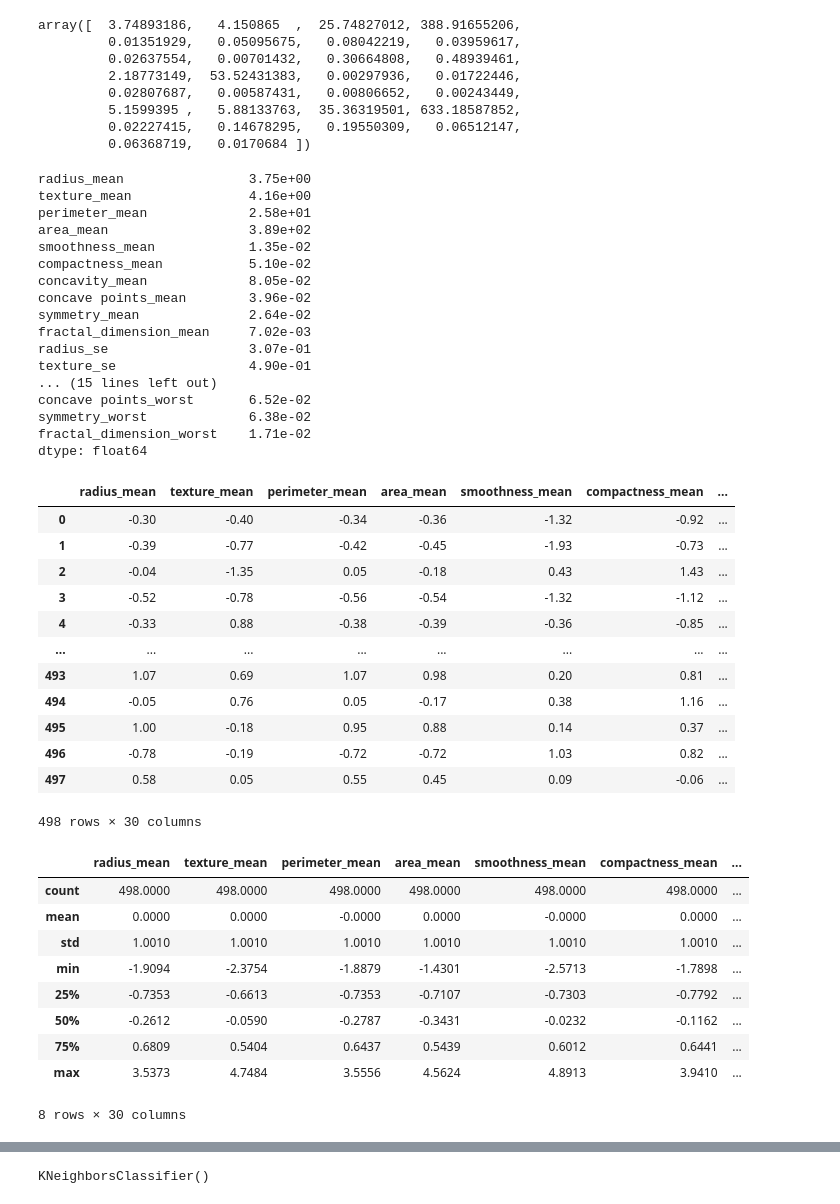
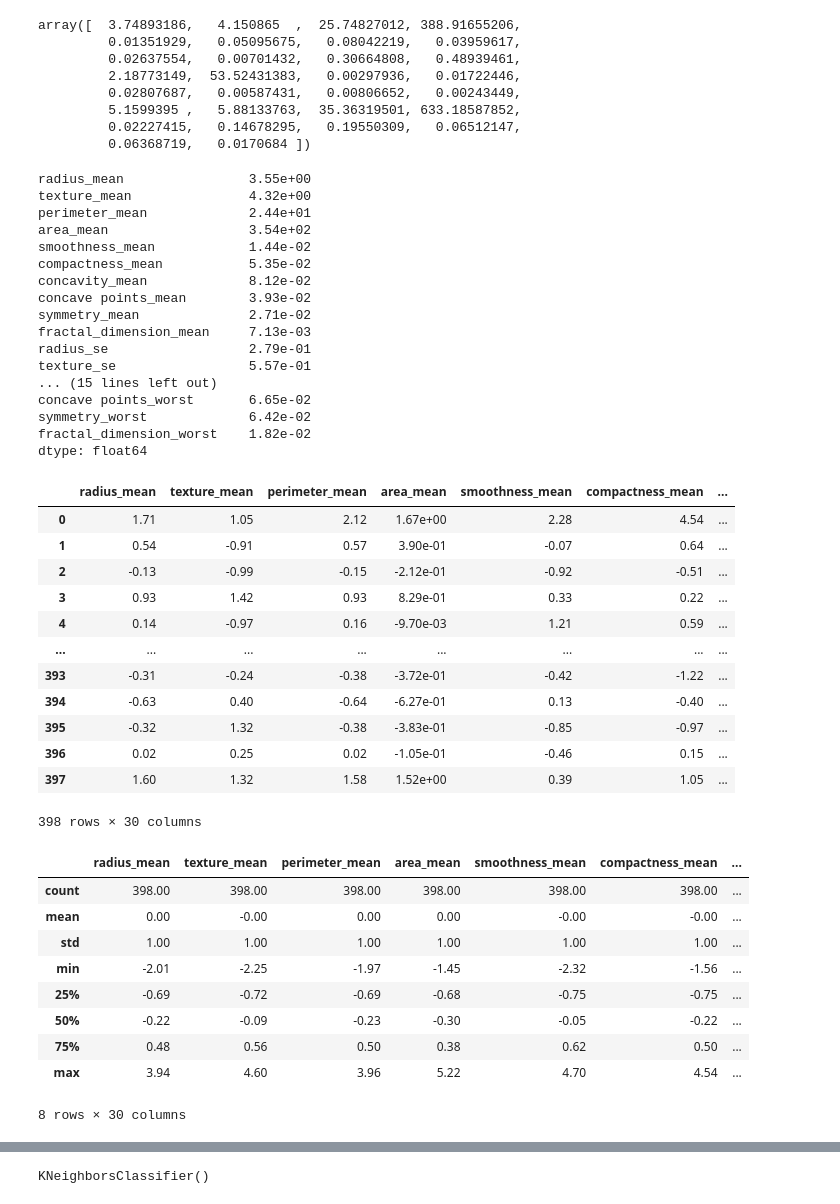
Before and after one commit to Ibolvachevamailu/My_progekt, a Jupyter notebook: EDA.ipynb, the cells around one changed output, grey strips where cells are left out. Saved outputs shown, nothing was run; the diff lists cells and outputs as text; code cells hidden in the pictures.

```diff
--- a/EDA.ipynb
+++ b/EDA.ipynb
@@ -313,7 +312,7 @@ x = df.drop(['diagnosis', 'id', 'Unnamed: 32'], axis=1)#features
 
 
 #разделим датасет на данные для обучения и тестов
-X_train, X_test, y_train, y_test = train_test_split(x, y, test_size=0.3, random_state=42)
+X_train, X_test, y_train, y_test = train_test_split(x, y, test_size=0.3,stratify=y, random_state=42)
 # print(x)
 print(X_train.shape)
 print(X_test.shape)
@@ -348,7 +338,7 @@ sns.histplot(y_train_smote);
 # %%
 from sklearn.preprocessing import StandardScaler
 scaler = StandardScaler()#cтандартизация, нужна для устанения большого разброса данных
-scaler.fit(X_train_smote)
+scaler.fit(X_train)
 # %% [output]
 StandardScaler()
 # %%
@@ -394,54 +384,54 @@ array([  3.74893186,   4.150865  ,  25.74827012, 388.91655206,
          0.02227415,   0.14678295,   0.19550309,   0.06512147,
          0.06368719,   0.0170684 ])
 # %%
-X_train_smote.std()
+X_train.std()
 # %% [output]
-radius_mean                3.75e+00
-texture_mean               4.16e+00
-perimeter_mean             2.58e+01
-area_mean                  3.89e+02
-smoothness_mean            1.35e-02
-compactness_mean           5.10e-02
-concavity_mean             8.05e-02
-concave points_mean        3.96e-02
-symmetry_mean              2.64e-02
-fractal_dimension_mean     7.02e-03
-radius_se                  3.07e-01
-texture_se                 4.90e-01
+radius_mean                3.55e+00
+texture_mean               4.32e+00
+perimeter_mean             2.44e+01
+area_mean                  3.54e+02
+smoothness_mean            1.44e-02
+compactness_mean           5.35e-02
+concavity_mean             8.12e-02
+concave points_mean        3.93e-02
+symmetry_mean              2.71e-02
+fractal_dimension_mean     7.13e-03
+radius_se                  2.79e-01
+texture_se                 5.57e-01
 ... (15 lines left out)
-concave points_worst       6.52e-02
-symmetry_worst             6.38e-02
-fractal_dimension_worst    1.71e-02
+concave points_worst       6.65e-02
+symmetry_worst             6.42e-02
+fractal_dimension_worst    1.82e-02
 dtype: float64
 # %%
-X_train_std = pd.DataFrame(scaler.transform(X_train_smote), columns=X_train_smote.columns)
-X_train_std
+X_train_std = pd.DataFrame(scaler.transform(X_train), columns=X_train.columns)
+X_train_std #получили стандартизированные данные
 # %% [output]
 |  | radius_mean | texture_mean | perimeter_mean | area_mean | smoothness_mean | compactness_mean | ... |
-| 0 | -0.30 | -0.40 | -0.34 | -0.36 | -1.32 | -0.92 | ... |
-| 1 | -0.39 | -0.77 | -0.42 | -0.45 | -1.93 | -0.73 | ... |
-| 2 | -0.04 | -1.35 | 0.05 | -0.18 | 0.43 | 1.43 | ... |
-| 3 | -0.52 | -0.78 | -0.56 | -0.54 | -1.32 | -1.12 | ... |
-| 4 | -0.33 | 0.88 | -0.38 | -0.39 | -0.36 | -0.85 | ... |
+| 0 | 1.71 | 1.05 | 2.12 | 1.67e+00 | 2.28 | 4.54 | ... |
+| 1 | 0.54 | -0.91 | 0.57 | 3.90e-01 | -0.07 | 0.64 | ... |
+| 2 | -0.13 | -0.99 | -0.15 | -2.12e-01 | -0.92 | -0.51 | ... |
+| 3 | 0.93 | 1.42 | 0.93 | 8.29e-01 | 0.33 | 0.22 | ... |
+| 4 | 0.14 | -0.97 | 0.16 | -9.70e-03 | 1.21 | 0.59 | ... |
 | ... | ... | ... | ... | ... | ... | ... | ... |
-| 493 | 1.07 | 0.69 | 1.07 | 0.98 | 0.20 | 0.81 | ... |
-| 494 | -0.05 | 0.76 | 0.05 | -0.17 | 0.38 | 1.16 | ... |
-| 495 | 1.00 | -0.18 | 0.95 | 0.88 | 0.14 | 0.37 | ... |
-| 496 | -0.78 | -0.19 | -0.72 | -0.72 | 1.03 | 0.82 | ... |
-| 497 | 0.58 | 0.05 | 0.55 | 0.45 | 0.09 | -0.06 | ... |
+| 393 | -0.31 | -0.24 | -0.38 | -3.72e-01 | -0.42 | -1.22 | ... |
+| 394 | -0.63 | 0.40 | -0.64 | -6.27e-01 | 0.13 | -0.40 | ... |
+| 395 | -0.32 | 1.32 | -0.38 | -3.83e-01 | -0.85 | -0.97 | ... |
+| 396 | 0.02 | 0.25 | 0.02 | -1.05e-01 | -0.46 | 0.15 | ... |
+| 397 | 1.60 | 1.32 | 1.58 | 1.52e+00 | 0.39 | 1.05 | ... |
-498 rows × 30 columns
+398 rows × 30 columns
 # %%
-pd.set_option('display.float_format', lambda x: '%0.4f' % x)
+pd.set_option('display.float_format', lambda x: '%0.2f' % x)#настроим отображение 2 знака после запятой
 X_train_std.describe()
 # %% [output]
 |  | radius_mean | texture_mean | perimeter_mean | area_mean | smoothness_mean | compactness_mean | ... |
-| count | 498.0000 | 498.0000 | 498.0000 | 498.0000 | 498.0000 | 498.0000 | ... |
-| mean | 0.0000 | 0.0000 | -0.0000 | 0.0000 | -0.0000 | 0.0000 | ... |
-| std | 1.0010 | 1.0010 | 1.0010 | 1.0010 | 1.0010 | 1.0010 | ... |
-| min | -1.9094 | -2.3754 | -1.8879 | -1.4301 | -2.5713 | -1.7898 | ... |
-| 25% | -0.7353 | -0.6613 | -0.7353 | -0.7107 | -0.7303 | -0.7792 | ... |
-| 50% | -0.2612 | -0.0590 | -0.2787 | -0.3431 | -0.0232 | -0.1162 | ... |
-| 75% | 0.6809 | 0.5404 | 0.6437 | 0.5439 | 0.6012 | 0.6441 | ... |
-| max | 3.5373 | 4.7484 | 3.5556 | 4.5624 | 4.8913 | 3.9410 | ... |
+| count | 398.00 | 398.00 | 398.00 | 398.00 | 398.00 | 398.00 | ... |
+| mean | 0.00 | -0.00 | 0.00 | 0.00 | -0.00 | -0.00 | ... |
+| std | 1.00 | 1.00 | 1.00 | 1.00 | 1.00 | 1.00 | ... |
+| min | -2.01 | -2.25 | -1.97 | -1.45 | -2.32 | -1.56 | ... |
+| 25% | -0.69 | -0.72 | -0.69 | -0.68 | -0.75 | -0.75 | ... |
+| 50% | -0.22 | -0.09 | -0.23 | -0.30 | -0.05 | -0.22 | ... |
+| 75% | 0.48 | 0.56 | 0.50 | 0.38 | 0.62 | 0.50 | ... |
+| max | 3.94 | 4.60 | 3.96 | 5.22 | 4.70 | 4.54 | ... |
 8 rows × 30 columns
 # %%
```
Also changed, not shown: parts of 26 cells of this notebook.
